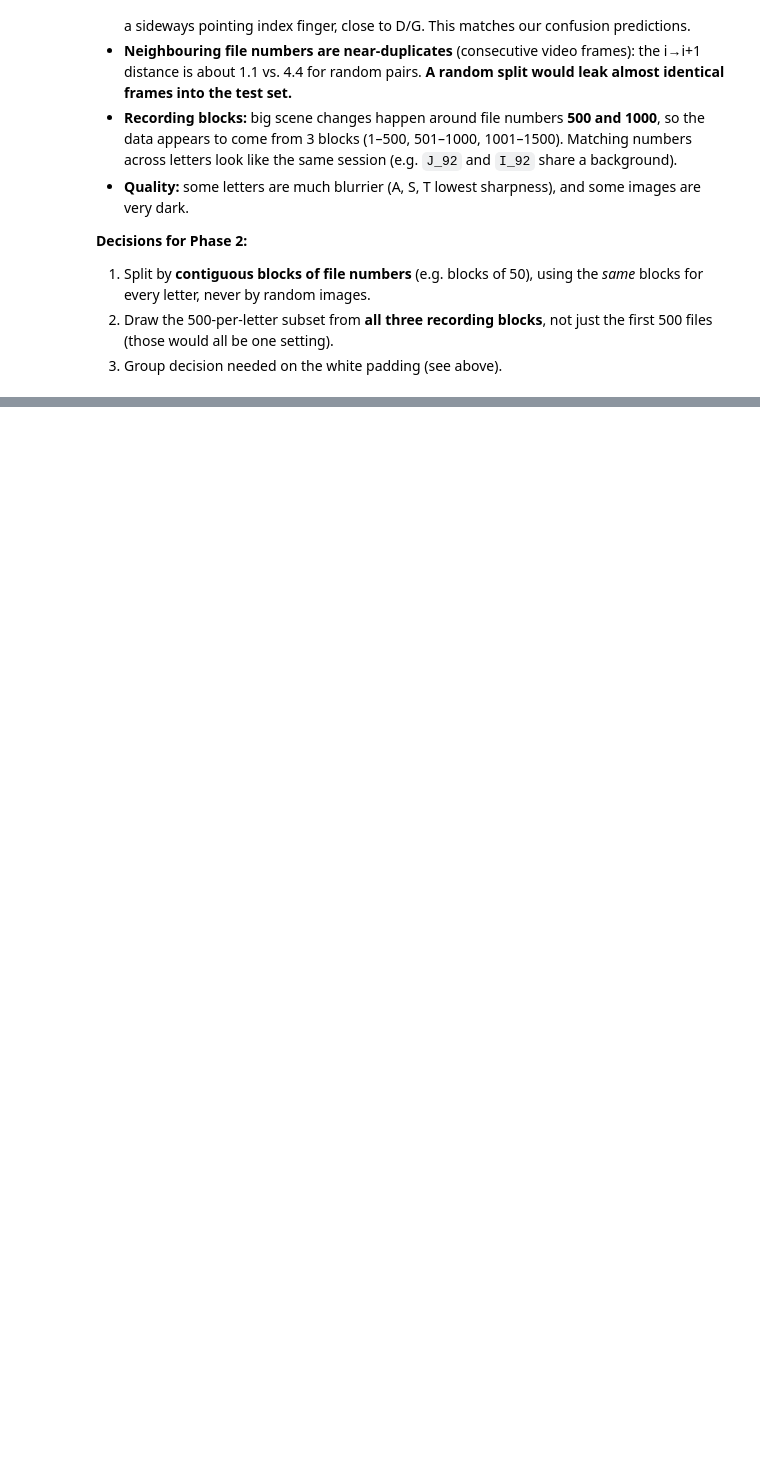
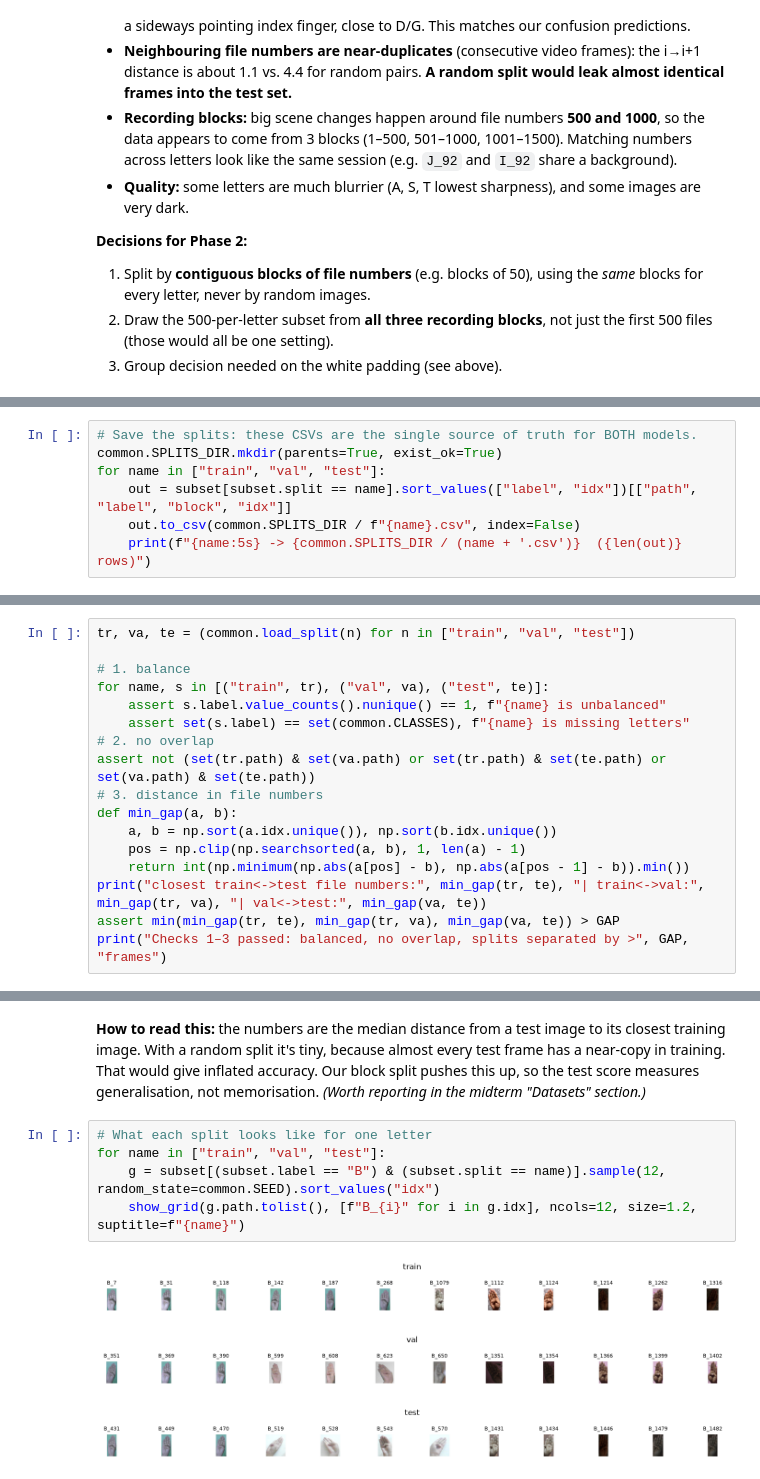
Before and after one commit to aylat7/image-processing-group18, a Jupyter notebook: notebooks/1_prepare_data.ipynb, the cells around one changed output, grey strips where cells are left out. Saved outputs shown, nothing was run; the diff lists cells and outputs as text; blank space fills up the shorter version.

Commit message:
Complete Phase 2: block-based dataset splits and webcam capture tool

```diff
--- a/notebooks/1_prepare_data.ipynb
+++ b/notebooks/1_prepare_data.ipynb
@@ -218,0 +264,7 @@ CNN tensor shape: (3, 224, 224)
+# %%
+# Save the splits: these CSVs are the single source of truth for BOTH models.
+common.SPLITS_DIR.mkdir(parents=True, exist_ok=True)
+for name in ["train", "val", "test"]:
+    out = subset[subset.split == name].sort_values(["label", "idx"])[["path", "label", "block", "idx"]]
+    out.to_csv(common.SPLITS_DIR / f"{name}.csv", index=False)
+    print(f"{name:5s} -> {common.SPLITS_DIR / (name + '.csv')}  ({len(out)} rows)")
@@ -218,0 +282,17 @@ CNN tensor shape: (3, 224, 224)
+# %%
+tr, va, te = (common.load_split(n) for n in ["train", "val", "test"])
+
+# 1. balance
+for name, s in [("train", tr), ("val", va), ("test", te)]:
+    assert s.label.value_counts().nunique() == 1, f"{name} is unbalanced"
+    assert set(s.label) == set(common.CLASSES), f"{name} is missing letters"
+# 2. no overlap
+assert not (set(tr.path) & set(va.path) or set(tr.path) & set(te.path) or set(va.path) & set(te.path))
+# 3. distance in file numbers
+def min_gap(a, b):
+    a, b = np.sort(a.idx.unique()), np.sort(b.idx.unique())
+    pos = np.clip(np.searchsorted(a, b), 1, len(a) - 1)
+    return int(np.minimum(np.abs(a[pos] - b), np.abs(a[pos - 1] - b)).min())
+print("closest train<->test file numbers:", min_gap(tr, te), "| train<->val:", min_gap(tr, va), "| val<->test:", min_gap(va, te))
+assert min(min_gap(tr, te), min_gap(tr, va), min_gap(va, te)) > GAP
+print("Checks 1–3 passed: balanced, no overlap, splits separated by >", GAP, "frames")
@@ -218,0 +330,14 @@ CNN tensor shape: (3, 224, 224)
+# %% [markdown]
+**How to read this:** the numbers are the median distance from a test image to its closest training image.
+With a random split it's tiny, because almost every test frame has a near-copy in training. That would give
+inflated accuracy. Our block split pushes this up, so the test score measures generalisation, not memorisation.
+*(Worth reporting in the midterm "Datasets" section.)*
+# %%
+# What each split looks like for one letter
+for name in ["train", "val", "test"]:
+    g = subset[(subset.label == "B") & (subset.split == name)].sample(12, random_state=common.SEED).sort_values("idx")
+    show_grid(g.path.tolist(), [f"B_{i}" for i in g.idx], ncols=12, size=1.2, suptitle=f"{name}")
+# %% [output]
+[figure, added]
+[figure, added]
+[figure, added]
```
Also changed, not shown: parts of 8 cells of this notebook, 6 other files.
